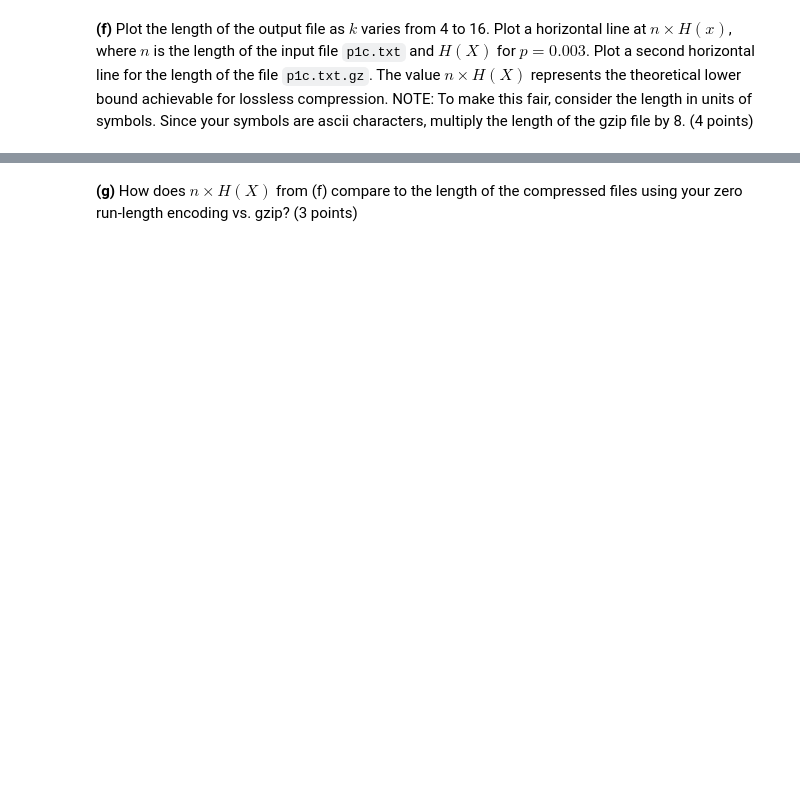
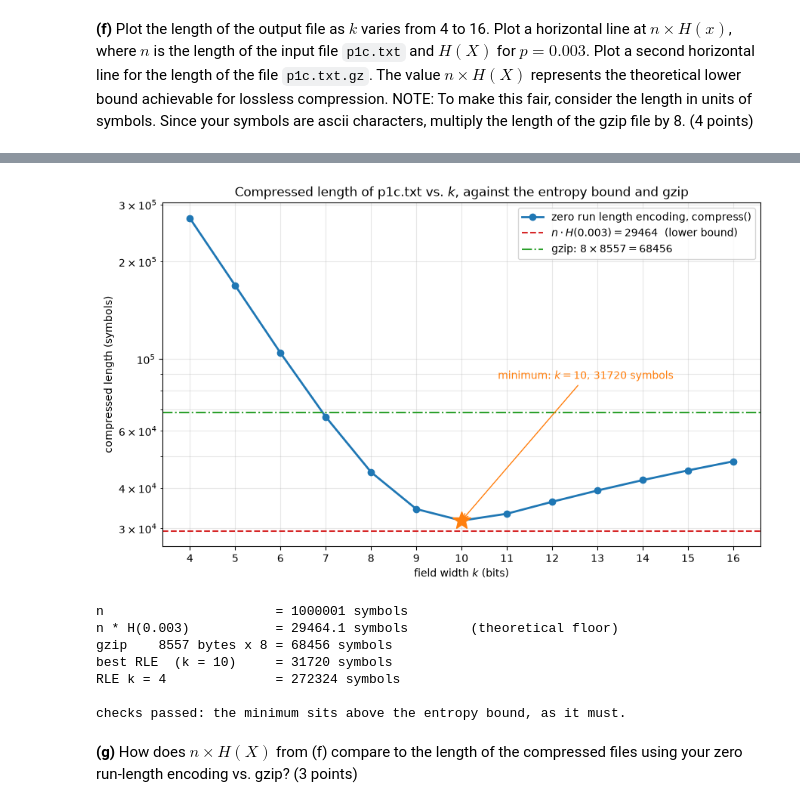
Before and after one commit to BatOrgil7/CSCI6032-ML, a Jupyter notebook: hw6/CSCI6032_hw6.ipynb, the cells around one changed output, grey strips where cells are left out. Saved outputs shown, nothing was run; the diff lists cells and outputs as text; code cells hidden in the pictures; blank space fills up the shorter version.

```diff
--- a/hw6/CSCI6032_hw6.ipynb
+++ b/hw6/CSCI6032_hw6.ipynb
@@ -191,5 +688,55 @@ the gzip file by 8. (4 points)
 # %%
-# HERE
+# (f) Output length vs k, against the entropy bound and gzip.
+import os
+
+gzip_bytes = os.path.getsize("p1c.txt.gz")
+gzip_symbols = 8 * gzip_bytes          # 8 bits per byte -> symbol units
+entropy_bound = N * H_NOMINAL
+
+out_lengths = [lengths_c1[k] for k in K_VALUES]
+best_len_k = min(K_VALUES, key=lambda k: lengths_c1[k])
+
+fig, ax = plt.subplots(figsize=(9, 5.5))
+ax.plot(K_VALUES, out_lengths, "o-", color="tab:blue", lw=2,
+        label="zero run length encoding, compress()")
+ax.axhline(entropy_bound, color="tab:red", ls="--", lw=1.5,
+           label=r"$n \cdot H(0.003) = %.0f$  (lower bound)" % entropy_bound)
+ax.axhline(gzip_symbols, color="tab:green", ls="-.", lw=1.5,
+           label=r"gzip: $8 \times %d = %d$" % (gzip_bytes, gzip_symbols))
+ax.plot(best_len_k, lengths_c1[best_len_k], "*", ms=18, color="tab:orange", zorder=5)
+ax.annotate("minimum: $k = %d$, %d symbols" % (best_len_k, lengths_c1[best_len_k]),
+            xy=(best_len_k, lengths_c1[best_len_k]),
+            xytext=(best_len_k + 0.8, lengths_c1[best_len_k] + 55000),
+            arrowprops=dict(arrowstyle="->", color="tab:orange"), color="tab:orange")
+
+ax.set_xlabel("field width $k$ (bits)")
+ax.set_ylabel("compressed length (symbols)")
+ax.set_title("Compressed length of p1c.txt vs. $k$, against the entropy bound and gzip")
+ax.set_xticks(K_VALUES)
+ax.set_yscale("log")
+ax.grid(alpha=0.3, which="both")
+ax.legend()
+plt.tight_layout()
+plt.show()
+
+print("n                      = %d symbols" % N)
+print("n * H(0.003)           = %.1f symbols        (theoretical floor)" % entropy_bound)
+print("gzip  %6d bytes x 8 = %d symbols" % (gzip_bytes, gzip_symbols))
+print("best RLE  (k = %2d)     = %d symbols" % (best_len_k, lengths_c1[best_len_k]))
+print("RLE k = 4              = %d symbols" % lengths_c1[4])
+
+assert best_len_k == 10
+assert lengths_c1[best_len_k] > entropy_bound, "nothing may beat the entropy bound"
+print("\nchecks passed: the minimum sits above the entropy bound, as it must.")
+# %% [output]
+[figure, added]
+n                      = 1000001 symbols
+n * H(0.003)           = 29464.1 symbols        (theoretical floor)
+gzip    8557 bytes x 8 = 68456 symbols
+best RLE  (k = 10)     = 31720 symbols
+RLE k = 4              = 272324 symbols
+
+checks passed: the minimum sits above the entropy bound, as it must.
 # %% [markdown]
 **(g)** How does $n \times H(X)$ from (f) compare to the length of the compressed files
 using your zero run-length encoding vs. gzip? (3 points)
```
Also changed, not shown: parts of 51 cells of this notebook, 4 other files.
